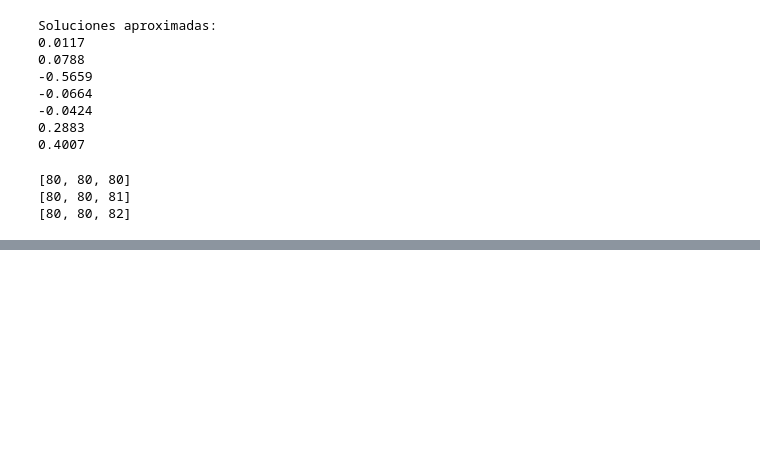
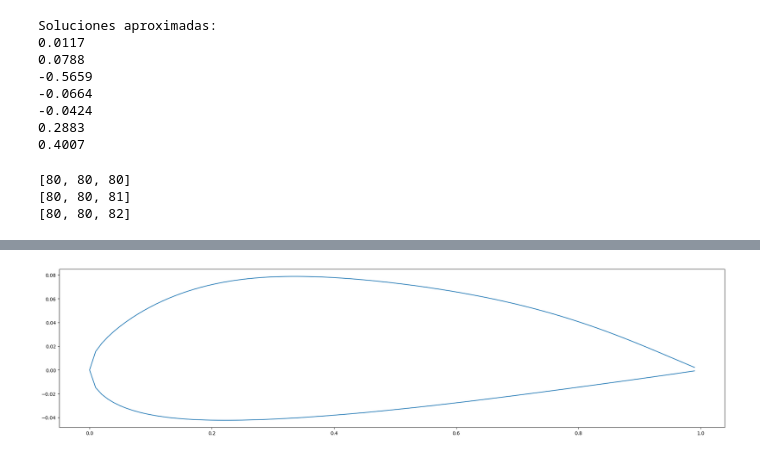
Before and after one commit to Kijoselo/opt_air, a Jupyter notebook: notebook simuacion.ipynb, the cells around one changed output, grey strips where cells are left out. Drawn from its saved outputs; the diff is of its cells as text; code cells hidden in the pictures; blank space fills up the shorter version.

```diff
--- a/notebook simuacion.ipynb
+++ b/notebook simuacion.ipynb
@@ -278,15 +280,16 @@ def evalue_combi(i,j,k):
     Ai=[eq7,eq8,eq9,eq10,eq11,eq12]
     vi
     sole=np.linalg.solve(Ae,ve)
-    display(sole)
+
     soli=np.linalg.solve(Ai,vi)
-    display(soli)
+
     return(sole, soli)
 # %%
-def plot_combi(i,j,k):
+def get_coord_combi(i,j,k):
     sole,soli=evalue_combi(i,j,k)
-    x=np.arange(0,1.001,0.001)
+    x=np.arange(0,1,0.01)
     fee = sum(sole[i]*x**(i + 0.5) for i in range(0, 6))
     fii = sum(soli[i]*x**(i + 0.5) for i in range(0, 6))
-    plt.plot(x,fee)
-    plt.plot(x,fii)
+    xx=[*x[::-1],*x]
+    yy=[*fee[::-1],*fii]
+    return(xx,yy)
@@ -323,0 +296,9 @@ array([-0.15287633,  0.23464259,  1.11258047, -5.57686848,  7.75722784,
+# %%
+def plot_combi(i,j,k):
+    xx,yy=get_coord_combi(i,j,k)
+    plt.plot(xx,yy)
+# %%
+plt.figure(figsize=(25,6))
+plot_combi(100,100,100)
+# %% [output]
+[figure, added]
```
Also changed, not shown: parts of 5 cells of this notebook.
